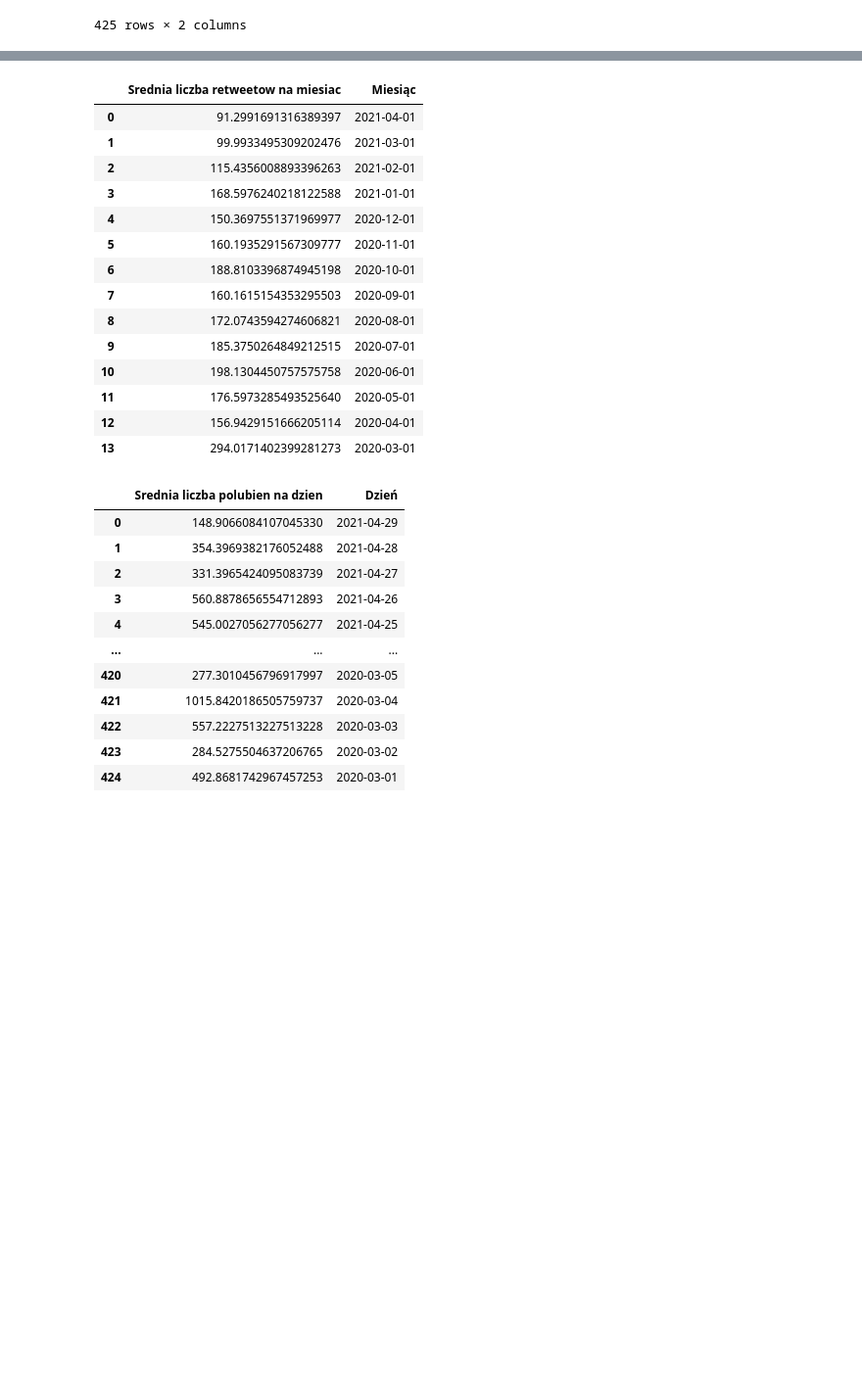
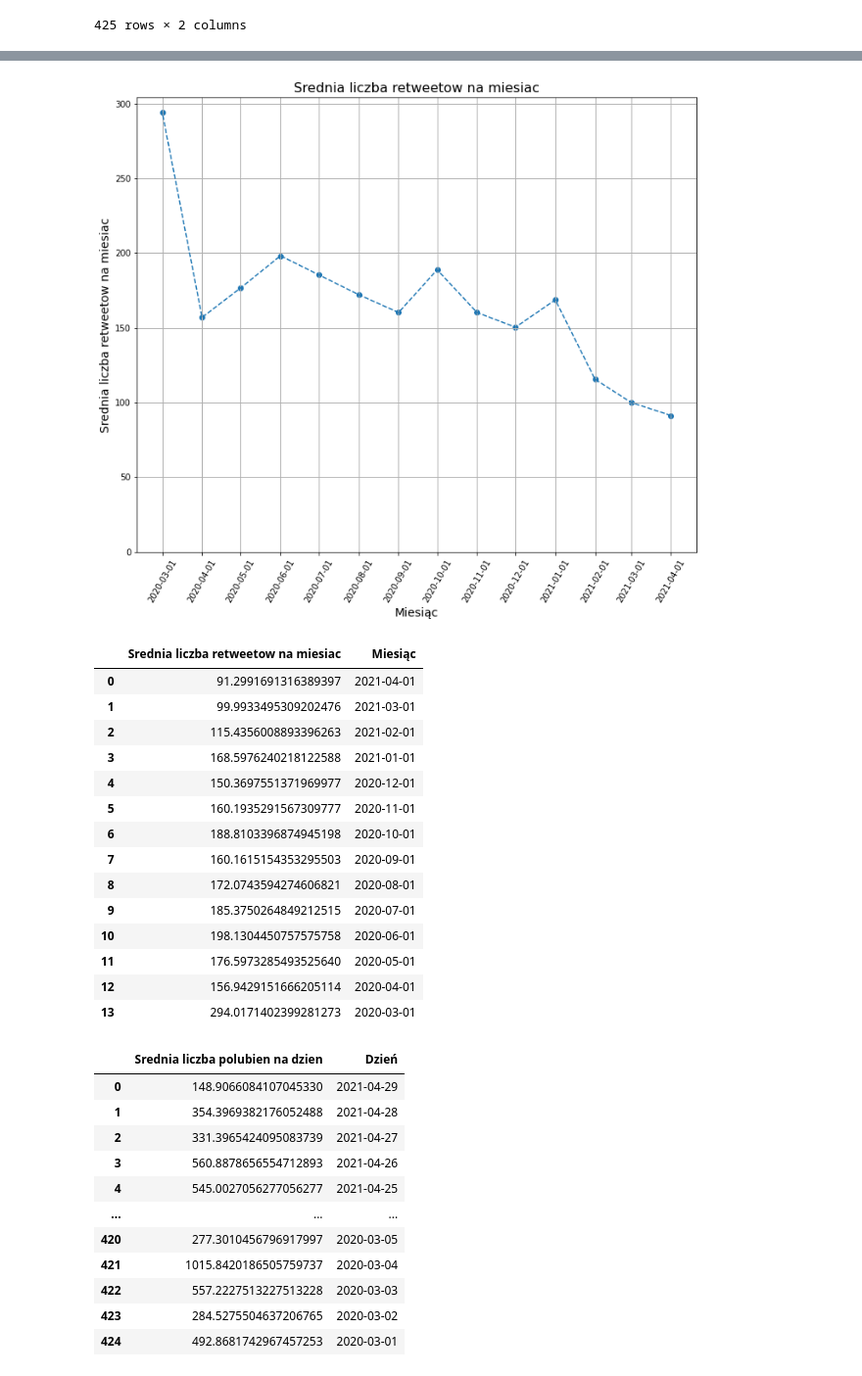
Before and after one commit to piaskowyk/twitter-posts-analysis, a Jupyter notebook: notebooks/statistics1.ipynb, the cells around one changed output, grey strips where cells are left out. Shown at 98% size. Cells and saved outputs as stored; diff of their text form; code cells hidden in the pictures; blank space fills up the shorter version.

```diff
--- a/notebooks/statistics1.ipynb
+++ b/notebooks/statistics1.ipynb
@@ -314,18 +332,19 @@ df1
 # %%
 # srednia ilosc retweetow per tweet na miesiac
 
 sql1 = """
 select avg(t.retweet_count) as "Srednia liczba retweetow na miesiac", date_trunc('month', t.created_at) as "Miesiąc"
 from tweet t
 where t.type = 1
 group by "Miesiąc"
 order by "Miesiąc" desc;
 """
 
 df1 = getAll(sql1)
-dfi.export(df1,"images/srednia-ilosc-retweetow-per-tweet-na-miesiac.png", max_rows=-1)
+plot(df1['Miesiąc'], df1['Srednia liczba retweetow na miesiac'], 'Miesiąc', 'Srednia liczba retweetow na miesiac', 'Srednia liczba retweetow na miesiac', 'srednia-ilosc-retweetow-per-tweet-na-miesiac.png')
 df1
 # %% [output]
+[figure, added]
 |  | Srednia liczba retweetow na miesiac | Miesiąc |
 | 0 | 91.2991691316389397 | 2021-04-01 |
 | 1 | 99.9933495309202476 | 2021-03-01 |
```
Also changed, not shown: parts of 12 cells of this notebook, 12 other files.
